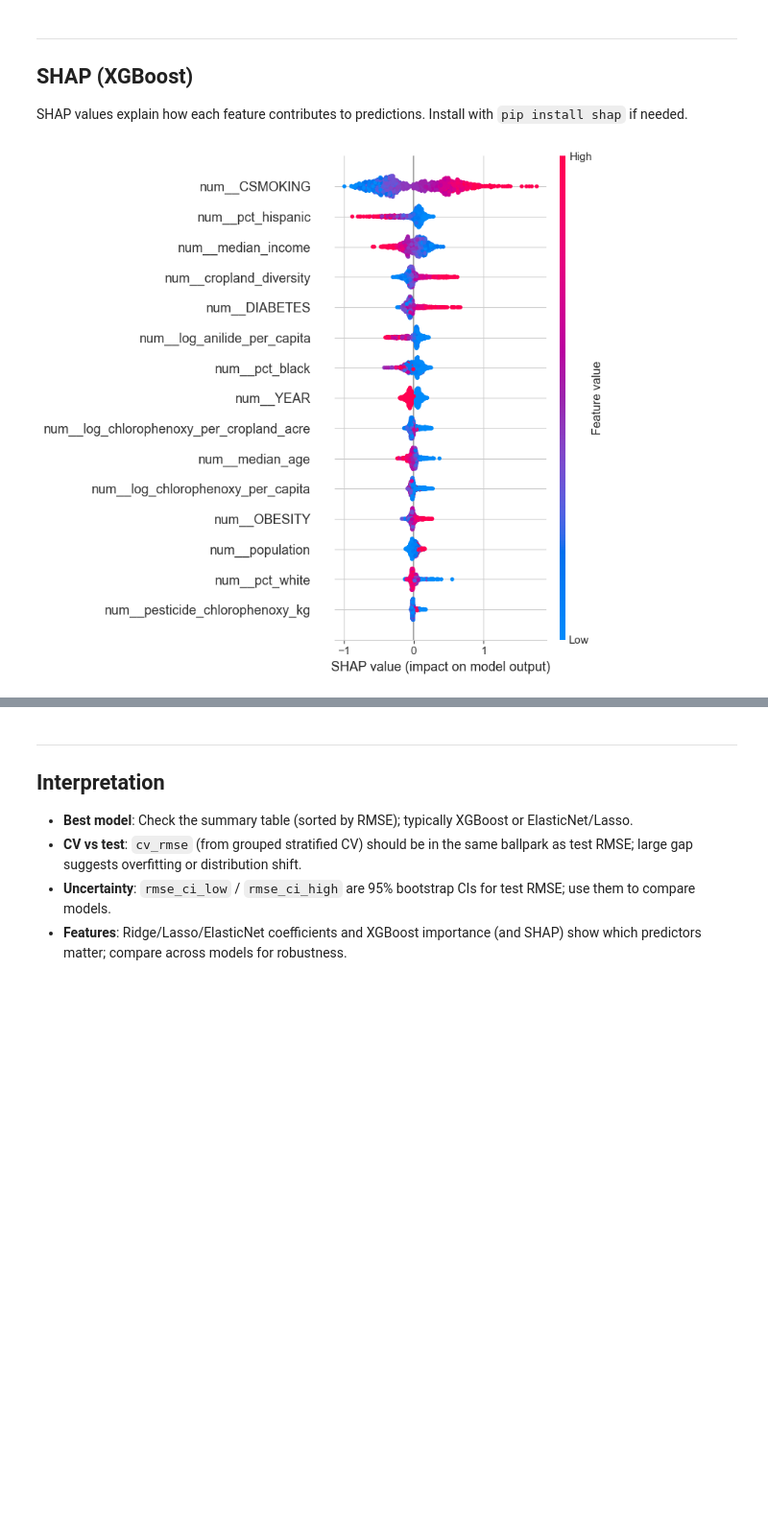
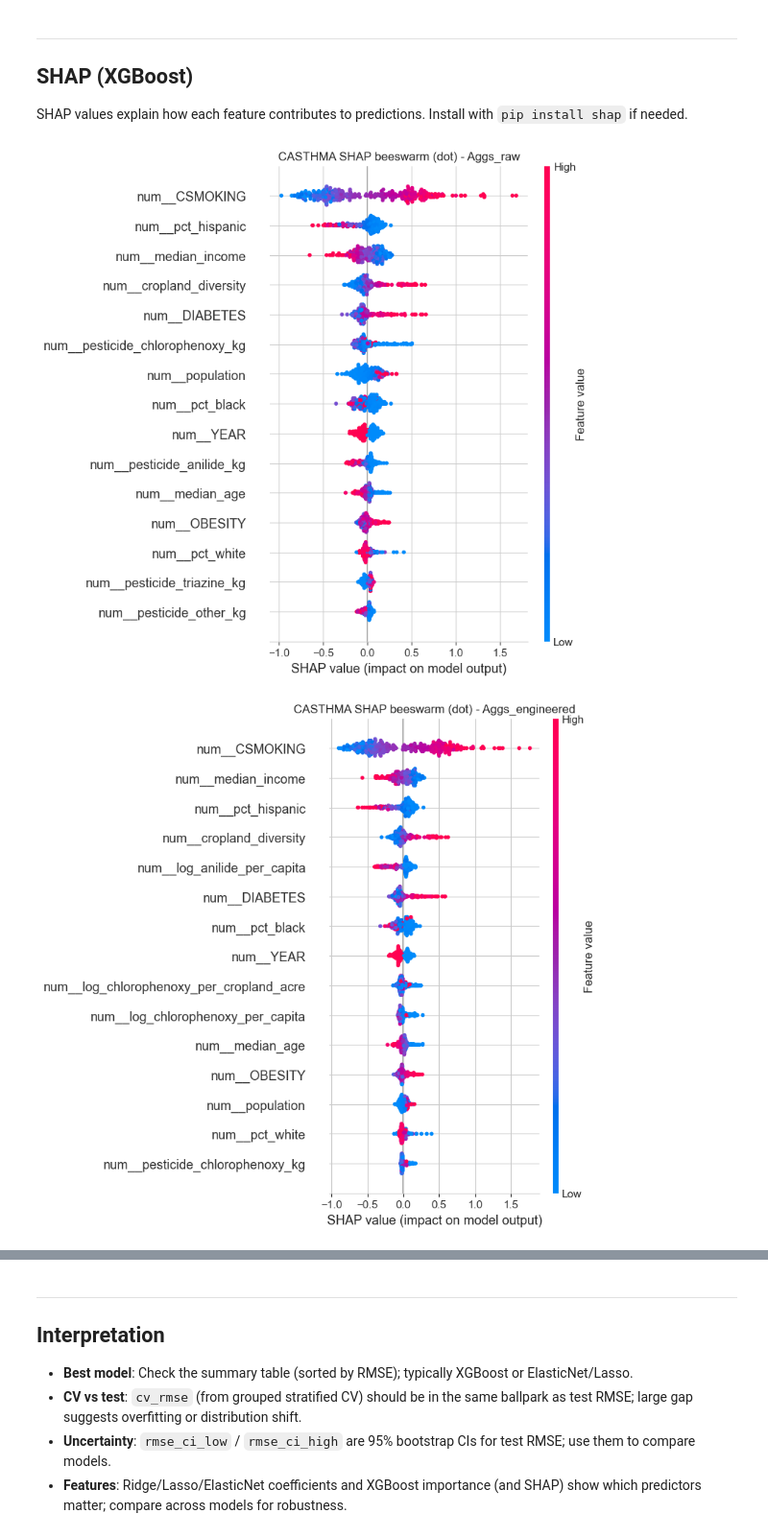
Before and after one commit to Erdos-Projects/spring-2026-pesticide-exposure, a Jupyter notebook: modeling/model_selection.ipynb, the cells around one changed output, grey strips where cells are left out. Shown at 96% size. Saved outputs shown, nothing was run; the diff lists cells and outputs as text; code cells hidden in the pictures; blank space fills up the shorter version.

```diff
--- a/modeling/model_selection.ipynb
+++ b/modeling/model_selection.ipynb
@@ -629,18 +633,53 @@ display(unified.head(top_n))
 ## SHAP (XGBoost)
 
 SHAP values explain how each feature contributes to predictions. Install with `pip install shap` if needed.
-# %%
-try:
-    import shap
-    X_test_preprocessed = xgb_search.best_estimator_.named_steps["preprocess"].transform(X_test)
-    xgb_model = xgb_search.best_estimator_.named_steps["model"]
-    explainer = shap.TreeExplainer(xgb_model)
-    shap_values = explainer.shap_values(X_test_preprocessed)
-    feature_names = xgb_search.best_estimator_.named_steps["preprocess"].get_feature_names_out()
-    shap.summary_plot(shap_values, X_test_preprocessed, feature_names=feature_names, max_display=15, show=False)
-    plt.tight_layout()
-    plt.show()
-except ImportError:
-    print("Install shap: pip install shap")
-# %% [output]
-[figure, removed]
+# %%
+# --- SHAP (XGBoost): beeswarm/dot for both targets + raw vs engineered ---
+try:
+    import shap
+    import numpy as np
+
+    TOP_SHAP = 15
+    SHAP_MAX_SAMPLES = 300
+
+    # Plot SHAP for raw features plus the current engineered setting.
+    # (If you change `PLOT_EXPOSURE_KEY` earlier, this will follow it.)
+    exposures_to_plot = list(dict.fromkeys(["Aggs_raw", PLOT_EXPOSURE_KEY]))
+
+    for t in TARGETS:
+        for exposure_key in exposures_to_plot:
+            bundle = fitted_store[(t, exposure_key)]
+            xgb_search_t = bundle["xgb_search"]
+
+            preprocess = xgb_search_t.best_estimator_.named_steps["preprocess"]
+            xgb_model = xgb_search_t.best_estimator_.named_steps["model"]
+
+            X_te = data[t]["X_by_exposure"][exposure_key][1]
+            X_te_pre = preprocess.transform(X_te)
+
+            if X_te_pre.shape[0] > SHAP_MAX_SAMPLES:
+                rng = np.random.default_rng(RANDOM_STATE)
+                idx = rng.choice(X_te_pre.shape[0], size=SHAP_MAX_SAMPLES, replace=False)
+                X_te_pre = X_te_pre[idx]
+
+            explainer = shap.TreeExplainer(xgb_model)
+            shap_values = explainer.shap_values(X_te_pre)
+            if isinstance(shap_values, list):
+                shap_values = shap_values[0]
+
+            feature_names = preprocess.get_feature_names_out()
+
+            shap.summary_plot(
+                shap_values,
+                X_te_pre,
+                feature_names=feature_names,
+                max_display=TOP_SHAP,
+                show=False,
+            )
+            plt.title(f"{t} SHAP beeswarm (dot) - {exposure_key}")
+            plt.show()
+except ImportError:
+    print("Install shap: pip install shap")
+# %% [output]
+[figure, added]
+[figure, added]
```
Also changed, not shown: parts of 5 cells of this notebook, 1 other file.
